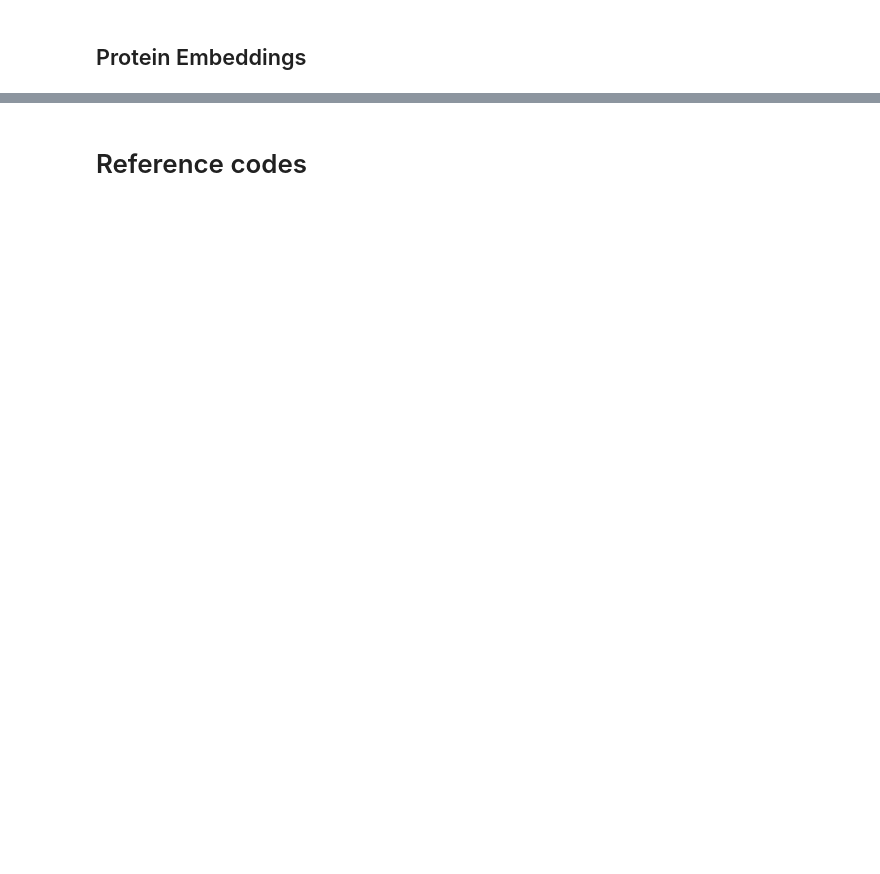
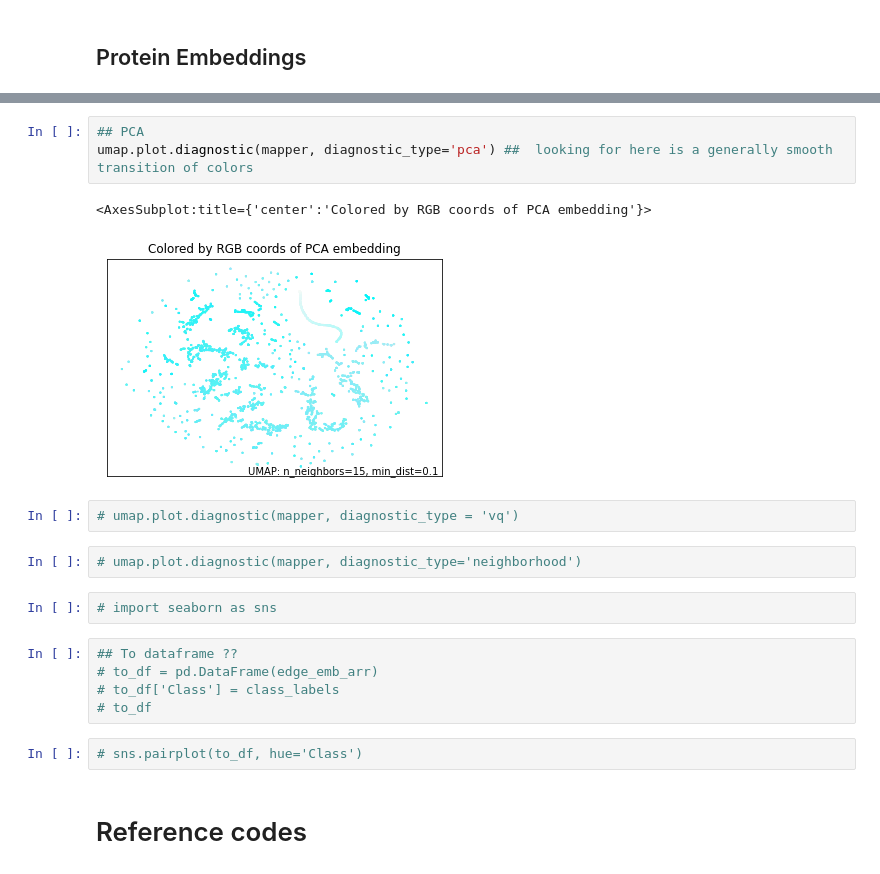
Before and after one commit to tengann/IAV_PPI_Graph_Embedding_Review, a Jupyter notebook: UMAP_plot.ipynb, the cells around one changed output, grey strips where cells are left out. Cells and saved outputs as stored; diff of their text form; blank space fills up the shorter version.

```diff
--- a/UMAP_plot.ipynb
+++ b/UMAP_plot.ipynb
@@ -233,2 +380,21 @@ fig.delaxes(axs[8])
+# %%
+## PCA
+umap.plot.diagnostic(mapper, diagnostic_type='pca') ##  looking for here is a generally smooth transition of colors
+# %% [output]
+<AxesSubplot:title={'center':'Colored by RGB coords of PCA embedding'}>
+[figure, added]
+# %%
+# umap.plot.diagnostic(mapper, diagnostic_type = 'vq')
+# %%
+# umap.plot.diagnostic(mapper, diagnostic_type='neighborhood')
+# %%
+# import seaborn as sns
+# %%
+## To dataframe ??
+# to_df = pd.DataFrame(edge_emb_arr)
+# to_df['Class'] = class_labels
+# to_df
+# %%
+# sns.pairplot(to_df, hue='Class')
 # %% [markdown]
 # Reference codes
```
Also changed, not shown: parts of 65 cells of this notebook, 3 other files.
